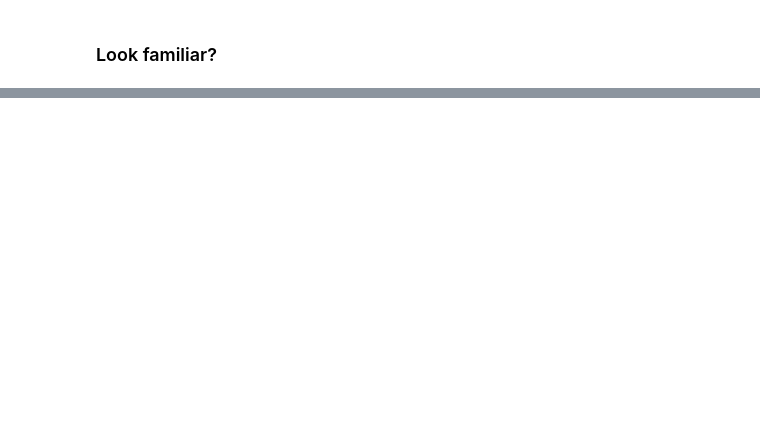
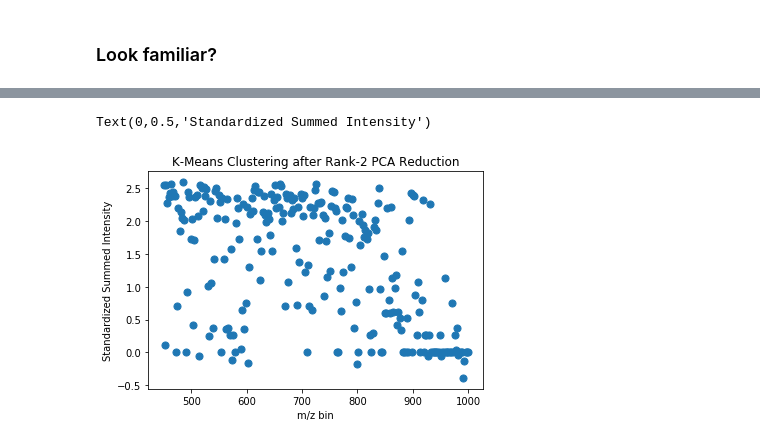
Before and after one commit to gettodaze/CS532-Final-Project, a Jupyter notebook: niks_code/CS 532 Activity.ipynb, the cells around one changed output, grey strips where cells are left out. Saved outputs shown, nothing was run; the diff lists cells and outputs as text; code cells hidden in the pictures; blank space fills up the shorter version.

```diff
--- a/niks_code/CS 532 Activity.ipynb
+++ b/niks_code/CS 532 Activity.ipynb
@@ -202,3 +188,6 @@ df_control_feature_set = pd.read_csv('featureData/aggregated_feature_table_contr
+# %%
+#df_control_feature_set = pd.read_csv('featureData/aggregated_feature_table_control_day03_01.csv', index_col=0)
+df_control_feature_set = pd.read_csv(r"\\wfs1\users$\mccloskey\Downloads\csvData-20190806T210426Z-001\csvData\aggregates (bin=250)\Control_Day03_01_30x30_aggregated.csv",index_col=0)
 # %% [markdown]
 #### Now center and standardize the data
 # %%
@@ -268,0 +297,17 @@ plt.show()
+# %%
+# our current clusters are the
+df_clusters = df_control_feature_set_standardized
+df_clusters['clusters'] = y_kmeans
+# Get the clusters and count of pixels in each cluster
+unique, counts = np.unique(y_kmeans, return_counts=True)
+cluster_counts = dict(zip(unique, counts))
+# Assign the cluster with the highest pixel count as the white_space
+white_space_key = max(cluster_counts, key=cluster_counts.get)
+# Remove white space
+df_remove_white_space = df_clusters[df_clusters['clusters'] != white_space_key]
+del df_remove_white_space['clusters']
+# %%
+labels = df_remove_white_space.mean().index.values.tolist()
+y = df_remove_white_space.mean().values
+x = [float(l) for l in labels]
+df_remove_white_space.mean()
@@ -268,0 +332,8 @@ plt.show()
+# %%
+plt.scatter(x, y, s=50, cmap='viridis')
+plt.title('K-Means Clustering after Rank-2 PCA Reduction')
+plt.xlabel('m/z bin')
+plt.ylabel('Standardized Summed Intensity')
+# %% [output]
+Text(0,0.5,'Standardized Summed Intensity')
+[figure, added]
```
Also changed, not shown: parts of 17 cells of this notebook, 4 other files.
